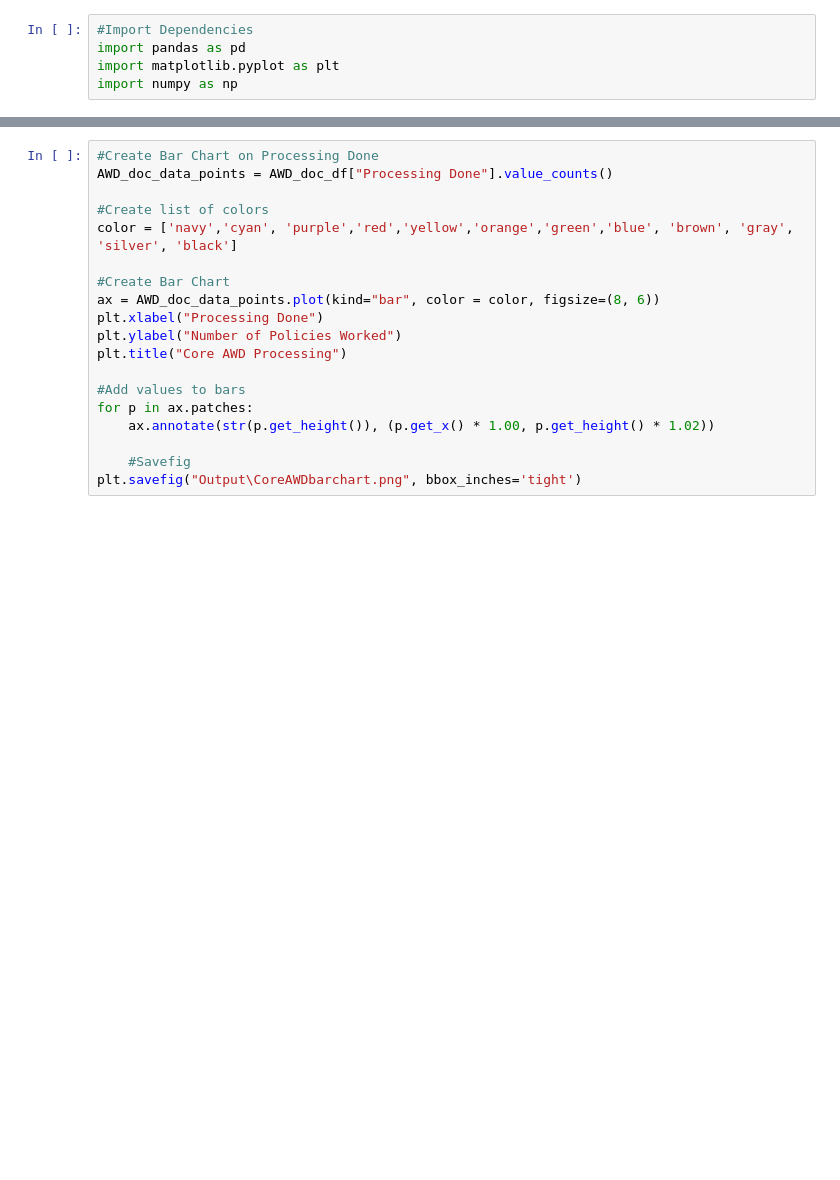
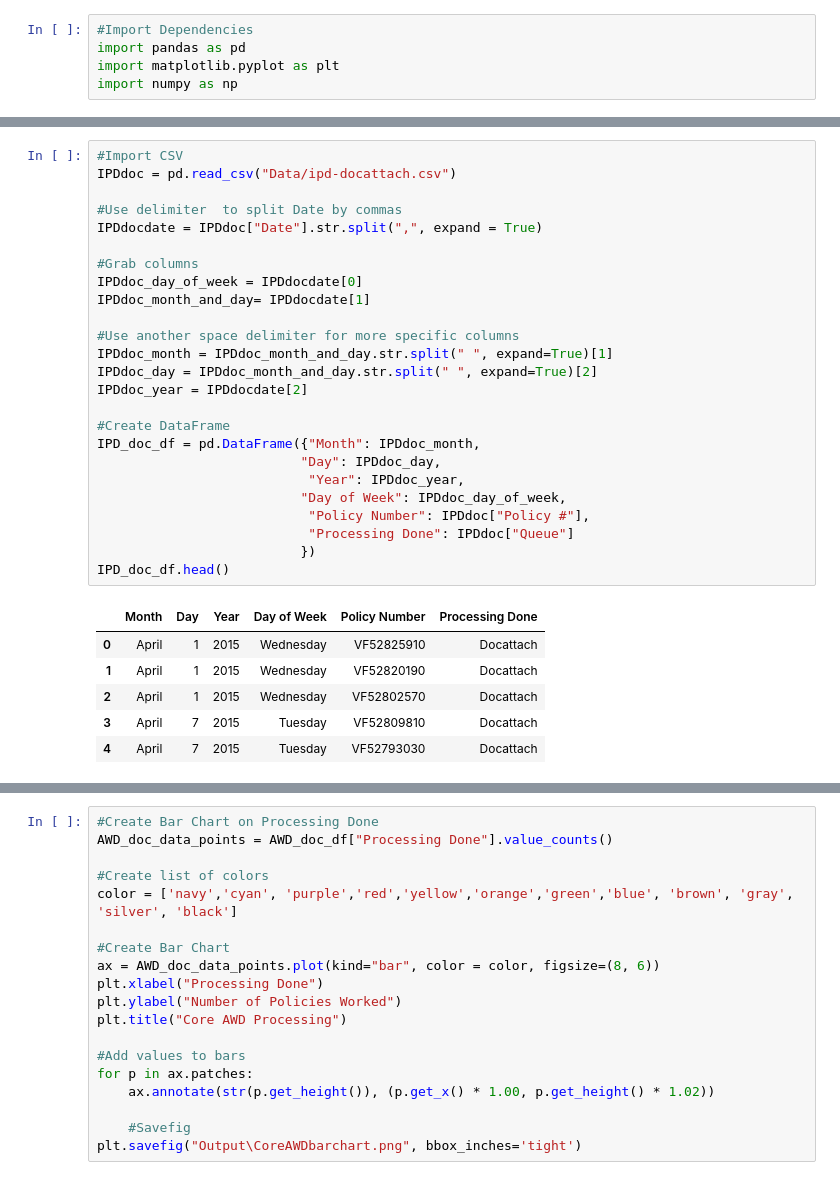
Before and after one commit to johnsethchong/PL_project, a Jupyter notebook: Python Analysis.ipynb, the cells around one changed output, grey strips where cells are left out. Drawn from its saved outputs; the diff is of its cells as text; blank space fills up the shorter version.

```diff
--- a/Python Analysis.ipynb
+++ b/Python Analysis.ipynb
@@ -47,0 +111,32 @@ AWD_doc_df.set_index("Month")
+# %%
+#Import CSV
+IPDdoc = pd.read_csv("Data/ipd-docattach.csv")
+
+#Use delimiter  to split Date by commas
+IPDdocdate = IPDdoc["Date"].str.split(",", expand = True)
+
+#Grab columns
+IPDdoc_day_of_week = IPDdocdate[0]
+IPDdoc_month_and_day= IPDdocdate[1]
+
+#Use another space delimiter for more specific columns
+IPDdoc_month = IPDdoc_month_and_day.str.split(" ", expand=True)[1]
+IPDdoc_day = IPDdoc_month_and_day.str.split(" ", expand=True)[2]
+IPDdoc_year = IPDdocdate[2]
+
+#Create DataFrame
+IPD_doc_df = pd.DataFrame({"Month": IPDdoc_month,
+                          "Day": IPDdoc_day,
+                           "Year": IPDdoc_year,
+                          "Day of Week": IPDdoc_day_of_week,
+                           "Policy Number": IPDdoc["Policy #"],
+                           "Processing Done": IPDdoc["Queue"]
+                          })
+IPD_doc_df.head()
+# %% [output]
+|  | Month | Day | Year | Day of Week | Policy Number | Processing Done |
+| 0 | April | 1 | 2015 | Wednesday | VF52825910 | Docattach |
+| 1 | April | 1 | 2015 | Wednesday | VF52820190 | Docattach |
+| 2 | April | 1 | 2015 | Wednesday | VF52802570 | Docattach |
+| 3 | April | 7 | 2015 | Tuesday | VF52809810 | Docattach |
+| 4 | April | 7 | 2015 | Tuesday | VF52793030 | Docattach |
```
Also changed, not shown: parts of 9 cells of this notebook, 1 other file.
